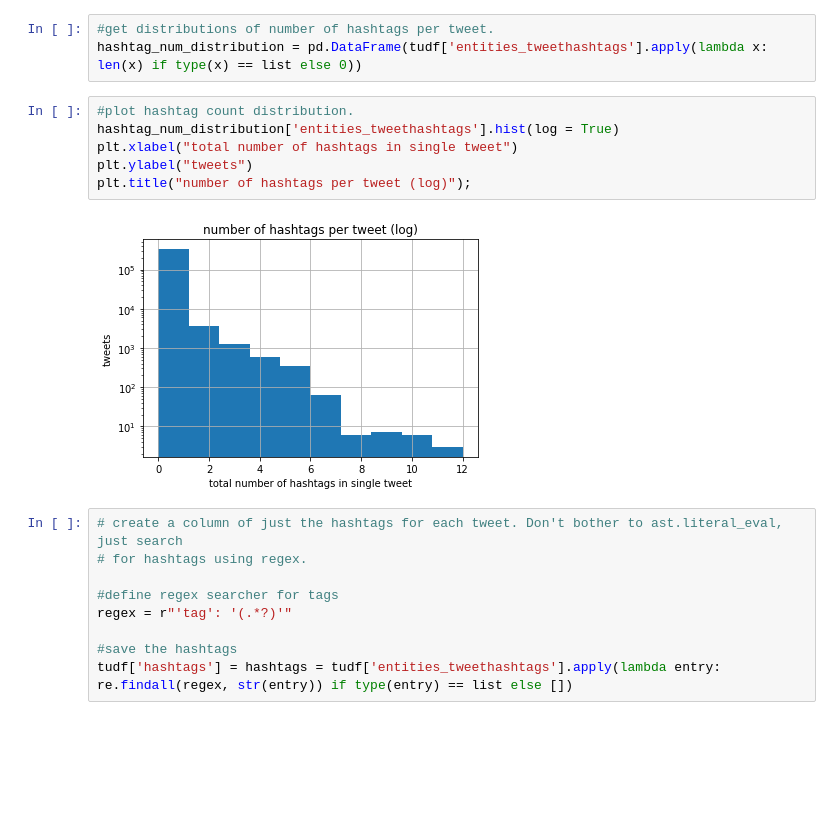
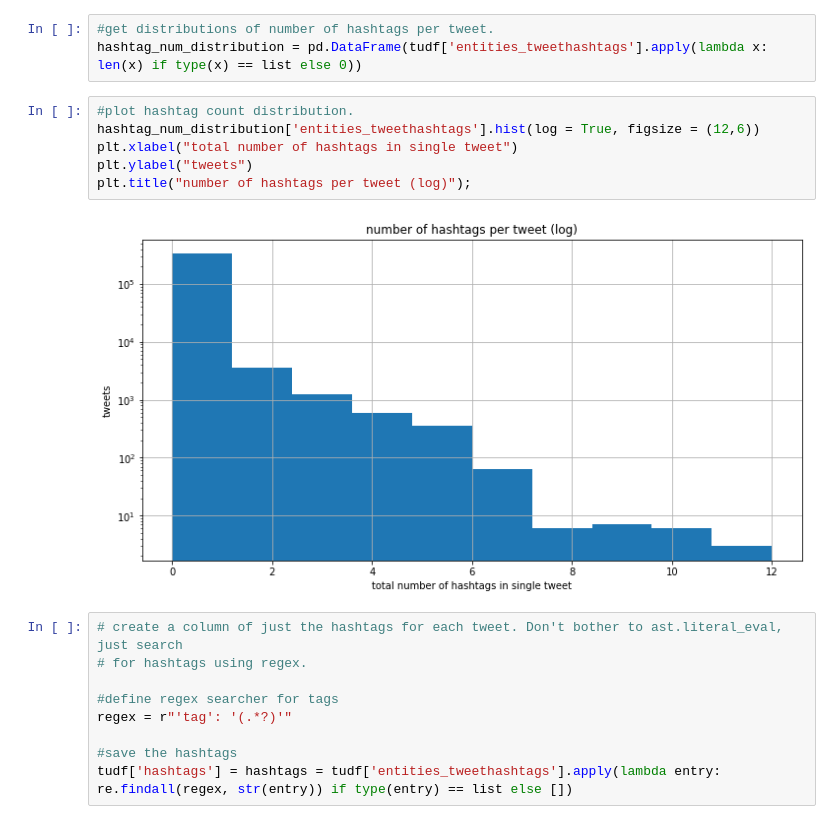
Before and after one commit to dtersegno/capstone, a Jupyter notebook: 3_EDA.ipynb, the cells around one changed output. Cells and saved outputs as stored; diff of their text form; blank space fills up the shorter version.

```diff
--- a/3_EDA.ipynb
+++ b/3_EDA.ipynb
@@ -1005,12 +1005,12 @@ Next, and further ahead, is `Wordle`XXX, a hashtag specifically for that day's W
 hashtag_num_distribution = pd.DataFrame(tudf['entities_tweethashtags'].apply(lambda x: len(x) if type(x) == list else 0))
 # %%
 #plot hashtag count distribution.
-hashtag_num_distribution['entities_tweethashtags'].hist(log = True)
+hashtag_num_distribution['entities_tweethashtags'].hist(log = True, figsize = (12,6))
 plt.xlabel("total number of hashtags in single tweet")
 plt.ylabel("tweets")
 plt.title("number of hashtags per tweet (log)");
 # %% [output]
-[figure, old version]
+[figure, new version]
 # %%
 # create a column of just the hashtags for each tweet. Don't bother to ast.literal_eval, just search
 # for hashtags using regex.
```
Also changed, not shown: parts of 100 cells of this notebook, 5 other files.
